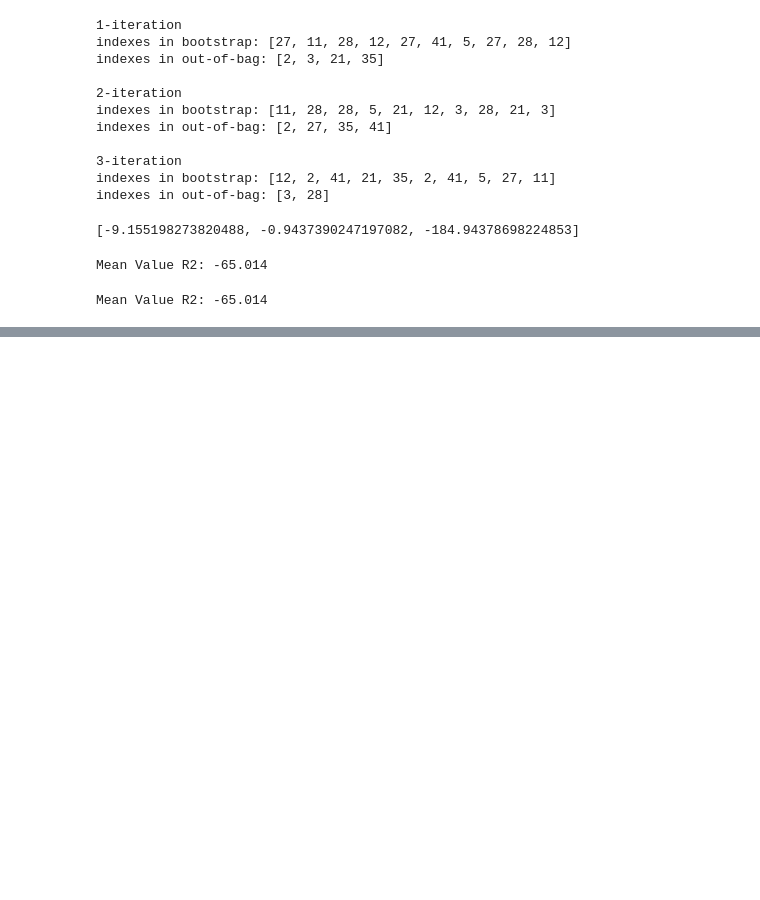
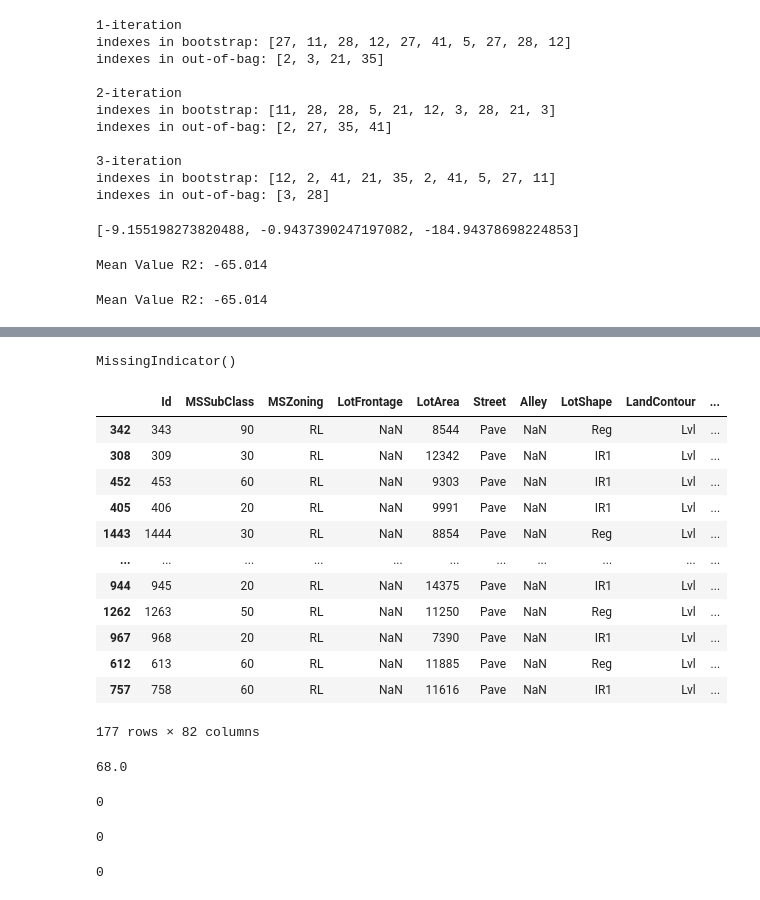
Before and after one commit to kulikofff/Data-Analytics-2023-V2, a Jupyter notebook: ML DA may 2023/08 Scikit.ipynb, the cells around one changed output, grey strips where cells are left out. Saved outputs shown, nothing was run; the diff lists cells and outputs as text; code cells hidden in the pictures; blank space fills up the shorter version.

Commit message:
modified:   ML DA may 2023/08 Scikit.ipynb 	new file:   ML DA may 2023/HPData.csv

```diff
--- a/ML DA may 2023/08 Scikit.ipynb
+++ b/ML DA may 2023/08 Scikit.ipynb
@@ -622,0 +802,7 @@ Please also refer to the documentation for alternative solver options:
+# %%
+#MissingIndicator SimpleImputer
+from sklearn.impute import MissingIndicator, SimpleImputer
+
+data = pd.read_csv('./HPData.csv')
+
+data.head()
@@ -622,0 +817,6 @@ Please also refer to the documentation for alternative solver options:
+# %%
+train, test, y_train, y_test = train_test_split(
+    data.drop('SalePrice', axis=1),
+    data['SalePrice'],
+    test_size=.3,
+    random_state=100)
@@ -622,0 +862,45 @@ Please also refer to the documentation for alternative solver options:
+# %%
+miss_ind = MissingIndicator()
+miss_ind.fit(train[['LotFrontage']])
+# %% [output]
+MissingIndicator()
+# %%
+train['miss_ind_LotFrontage'] = miss_ind.transform(train[['LotFrontage']])
+test['miss_ind_LotFrontage'] = miss_ind.transform(test[['LotFrontage']])
+# %%
+train[train["miss_ind_LotFrontage"] == True]
+# %% [output]
+|  | Id | MSSubClass | MSZoning | LotFrontage | LotArea | Street | Alley | LotShape | LandContour | ... |
+| 342 | 343 | 90 | RL | NaN | 8544 | Pave | NaN | Reg | Lvl | ... |
+| 308 | 309 | 30 | RL | NaN | 12342 | Pave | NaN | IR1 | Lvl | ... |
+| 452 | 453 | 60 | RL | NaN | 9303 | Pave | NaN | IR1 | Lvl | ... |
+| 405 | 406 | 20 | RL | NaN | 9991 | Pave | NaN | IR1 | Lvl | ... |
+| 1443 | 1444 | 30 | RL | NaN | 8854 | Pave | NaN | Reg | Lvl | ... |
+| ... | ... | ... | ... | ... | ... | ... | ... | ... | ... | ... |
+| 944 | 945 | 20 | RL | NaN | 14375 | Pave | NaN | IR1 | Lvl | ... |
+| 1262 | 1263 | 50 | RL | NaN | 11250 | Pave | NaN | Reg | Lvl | ... |
+| 967 | 968 | 20 | RL | NaN | 7390 | Pave | NaN | IR1 | Lvl | ... |
+| 612 | 613 | 60 | RL | NaN | 11885 | Pave | NaN | Reg | Lvl | ... |
+| 757 | 758 | 60 | RL | NaN | 11616 | Pave | NaN | IR1 | Lvl | ... |
+177 rows × 82 columns
+# %%
+train["LotFrontage"].median()
+# %% [output]
+68.0
+# %%
+#For numerical
+simp = SimpleImputer(strategy='median')
+simp.fit(train[['LotFrontage']])
+
+test['LotFrontage'] = simp.transform(test[['LotFrontage']])
+test['LotFrontage'] = simp.transform(test[['LotFrontage']])
+# %% [output]
+0
+# %%
+train['LotFrontage'].isnull().sum()
+# %% [output]
+0
+# %%
+test['LotFrontage'].isnull().sum()
+# %% [output]
+0
```
Also changed, not shown: parts of 25 cells of this notebook, 1 other file.
